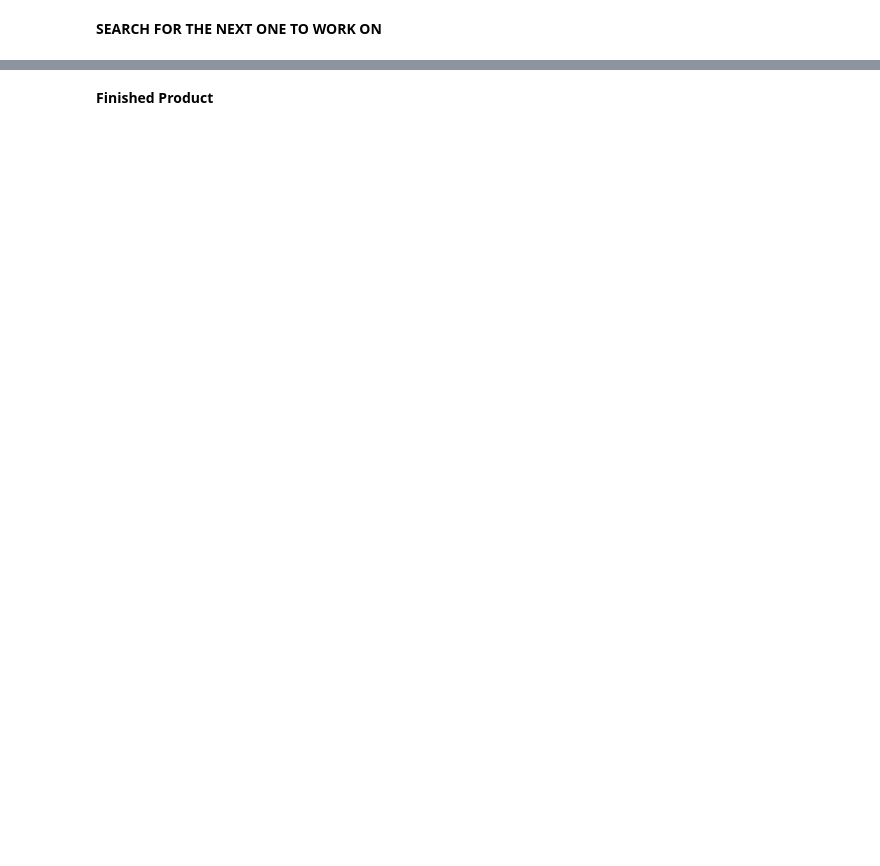
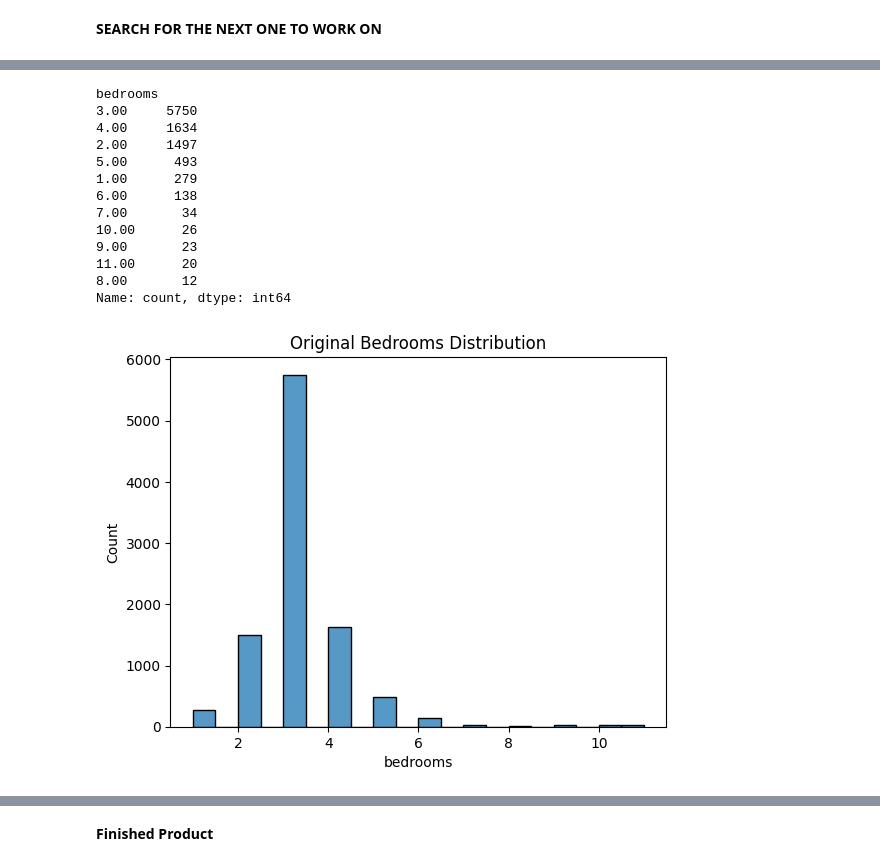
Before and after one commit to Jan-PhilipSchreiber/DeepLAdDA, a Jupyter notebook: 2AdDA/LectureHomework/DistributionHW/Regression_Zillow_HW.ipynb, the cells around one changed output, grey strips where cells are left out. Cells and saved outputs as stored; diff of their text form; code cells hidden in the pictures; blank space fills up the shorter version.

```diff
--- a/2AdDA/LectureHomework/DistributionHW/Regression_Zillow_HW.ipynb
+++ b/2AdDA/LectureHomework/DistributionHW/Regression_Zillow_HW.ipynb
@@ -315,0 +325,24 @@ sns.histplot(data=inliers, x="bedrooms", kde=True)
+# %%
+import seaborn as sns
+
+# Check the current distribution
+sns.histplot(data=inliers, x="bedrooms", kde=False, bins=20)
+plt.title("Original Bedrooms Distribution")
+
+# Inspect value counts
+print(inliers['bedrooms'].value_counts())
+# %% [output]
+bedrooms
+3.00     5750
+4.00     1634
+2.00     1497
+5.00      493
+1.00      279
+6.00      138
+7.00       34
+10.00      26
+9.00       23
+11.00      20
+8.00       12
+Name: count, dtype: int64
+[figure, added]
```
Also changed, not shown: parts of 16 cells of this notebook.
